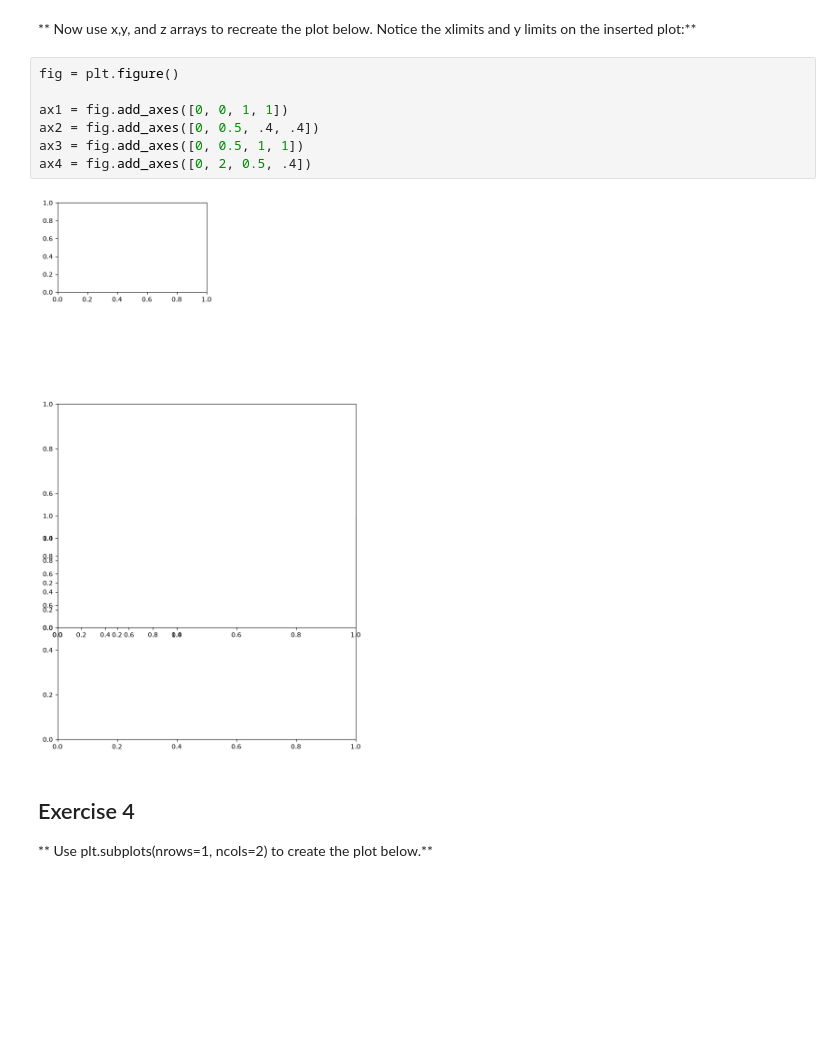
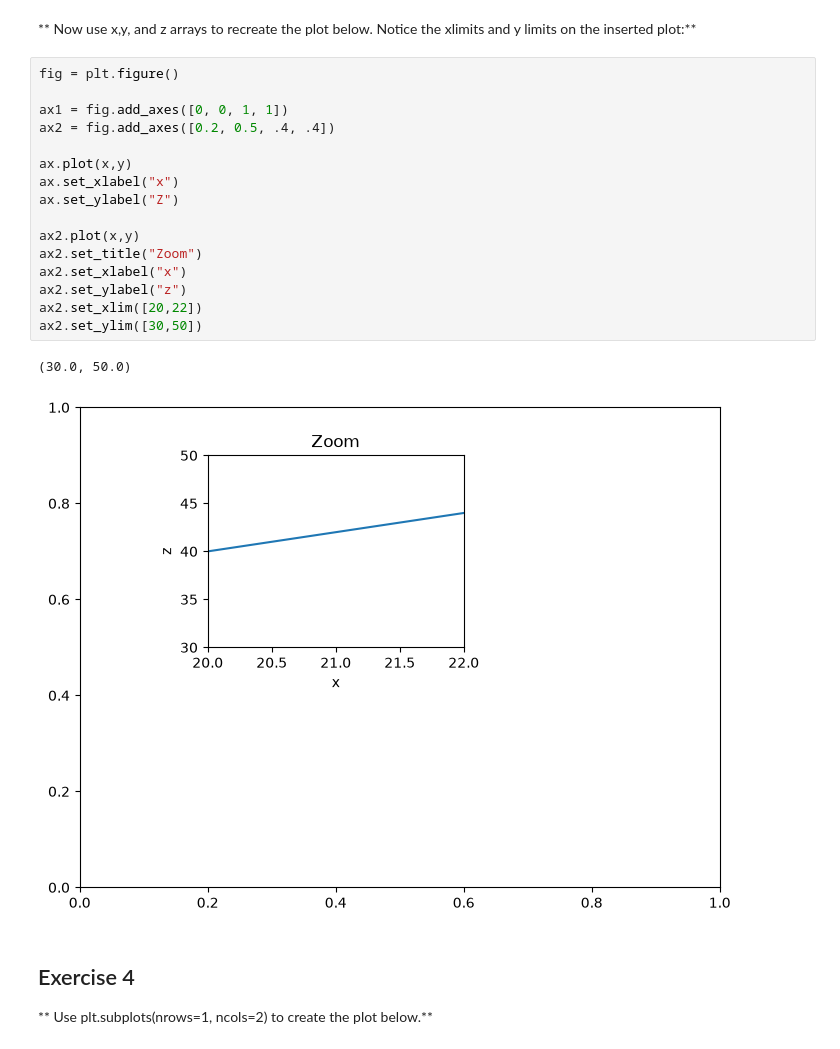
Before and after one commit to LeoLindqvist123/Python-for-Data-Science-and-Machine-Learning-Bootcamp, a Jupyter notebook: 05-Data-Visualization-with-Matplotlib/02-Matplotlib Exercises.ipynb, the cells around one changed output. Cells and saved outputs as stored; diff of their text form; blank space fills up the shorter version.

```diff
--- a/05-Data-Visualization-with-Matplotlib/02-Matplotlib Exercises.ipynb
+++ b/05-Data-Visualization-with-Matplotlib/02-Matplotlib Exercises.ipynb
@@ -81,15 +83,25 @@ ax2 = fig.add_axes([0.2, 0.5, .4, .4])
 [figure]
 # %% [markdown]
 ** Now use x,y, and z arrays to recreate the plot below. Notice the xlimits and y limits on the inserted plot:**
-# %%
-fig = plt.figure()
-
-ax1 = fig.add_axes([0, 0, 1, 1])
-ax2 = fig.add_axes([0, 0.5, .4, .4])
-ax3 = fig.add_axes([0, 0.5, 1, 1])
-ax4 = fig.add_axes([0, 2, 0.5, .4])
-# %% [output]
-[figure, removed]
+# %%
+fig = plt.figure()
+
+ax1 = fig.add_axes([0, 0, 1, 1])
+ax2 = fig.add_axes([0.2, 0.5, .4, .4])
+
+ax.plot(x,y)
+ax.set_xlabel("x")
+ax.set_ylabel("Z")
+
+ax2.plot(x,y)
+ax2.set_title("Zoom")
+ax2.set_xlabel("x")
+ax2.set_ylabel("z")
+ax2.set_xlim([20,22])
+ax2.set_ylim([30,50])
+# %% [output]
+(30.0, 50.0)
+[figure, added]
 # %% [markdown]
 ## Exercise 4
 
```
Also changed, not shown: parts of 1 cell of this notebook.
